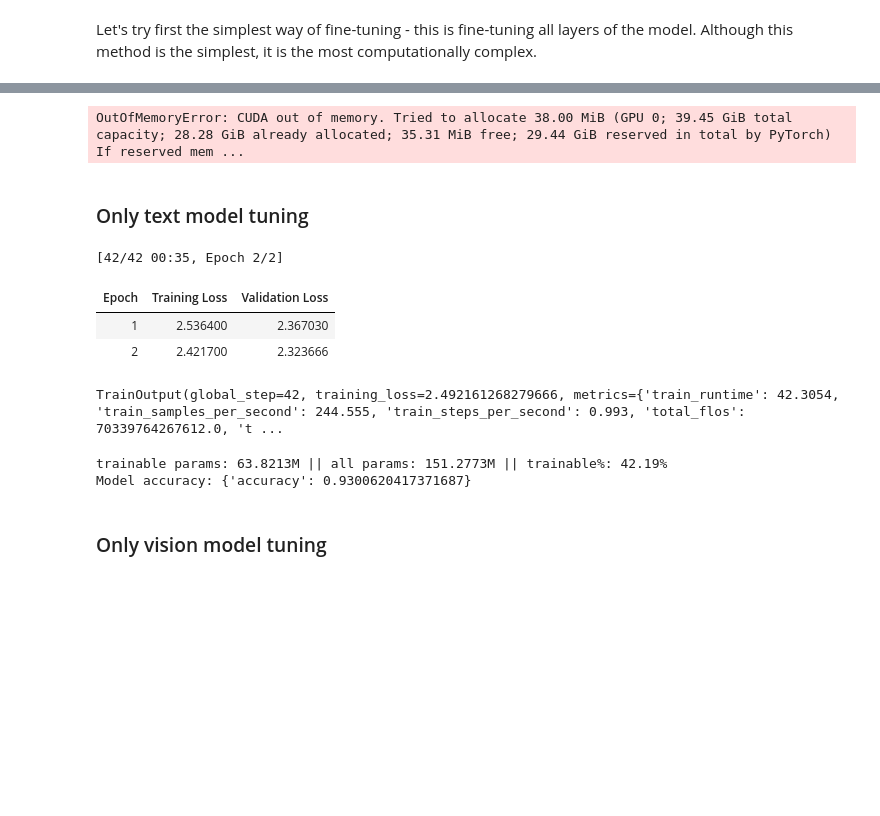
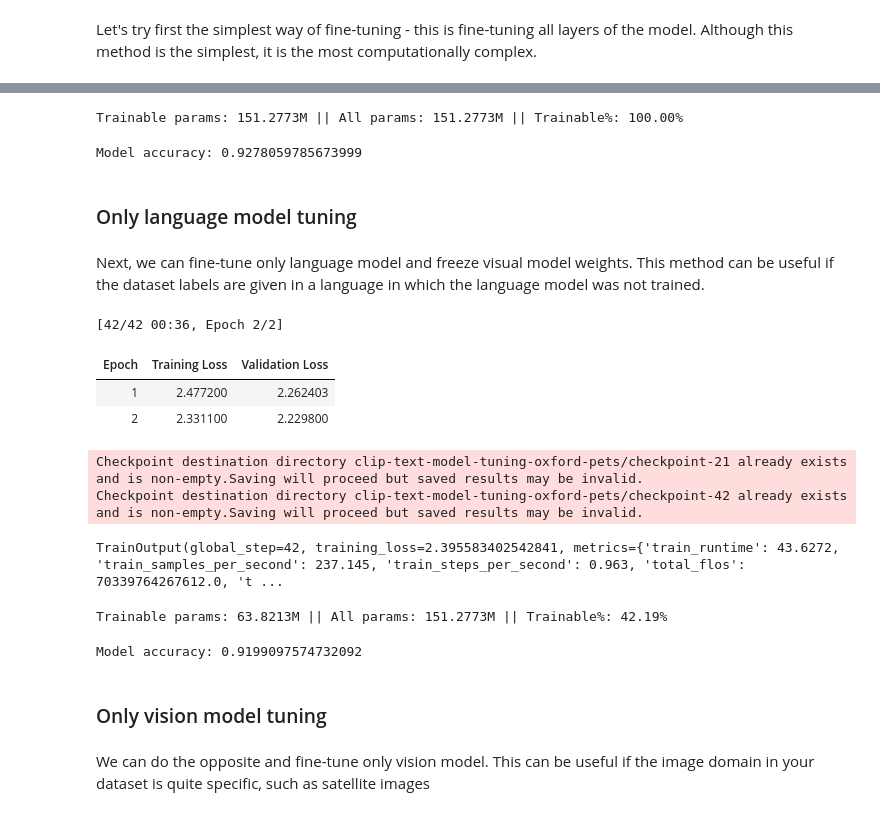
Before and after one commit to johko/computer-vision-course, a Jupyter notebook: notebooks/Unit 4 - Multimodal Models/Clip_finetune.ipynb, the cells around one changed output, grey strips where cells are left out. Cells and saved outputs as stored; diff of their text form; code cells hidden in the pictures; blank space fills up the shorter version.

Commit message:
Full version of notebook

```diff
--- a/notebooks/Unit 4 - Multimodal Models/Clip_finetune.ipynb
+++ b/notebooks/Unit 4 - Multimodal Models/Clip_finetune.ipynb
@@ -448,36 +449,44 @@ TrainOutput(global_step=42, training_loss=2.398661812146505, metrics={'train_run
 # %%
-print_trainable_parameters(clip_baseline)
+print_trainable_parameters(clip_full_finetuned)
 evaluate_clip_classifier(clip_full_finetuned, dataset['test'], TOKENIZER, labels)
 # %% [output]
-OutOfMemoryError: CUDA out of memory. Tried to allocate 38.00 MiB (GPU 0; 39.45 GiB total capacity; 28.28 GiB already allocated; 35.31 MiB free; 29.44 GiB reserved in total by PyTorch) If reserved mem ...
+Trainable params: 151.2773M || All params: 151.2773M || Trainable%: 100.00%
+Model accuracy: 0.9278059785673999
 # %% [markdown]
-### Only text model tuning
+### Only language model tuning
+# %% [markdown]
+Next, we can fine-tune only language model and freeze visual model weights. This method can be useful if the dataset labels are given in a language in which the language model was not trained.
 # %%
 clip_text_model_tuning = CLIPModel.from_pretrained(MODEL_NAME)
 freeze_params(clip_text_model_tuning.vision_model)
 
 trainer = Trainer(
     model=clip_text_model_tuning,
-    args=get_default_training_args("clip-text-model-tuning-oxford-pets", 3e-6),
+    args=get_default_training_args("clip-text-model-tuning-oxford-pets", 3e-5),
     data_collator=collate_train_fn,
     train_dataset=dataset["train"],
     eval_dataset=dataset["val"],
 )
 
 trainer.train()
 # %% [output]
-[42/42 00:35, Epoch 2/2]
+[42/42 00:36, Epoch 2/2]
 | Epoch | Training Loss | Validation Loss |
-| 1 | 2.536400 | 2.367030 |
-| 2 | 2.421700 | 2.323666 |
+| 1 | 2.477200 | 2.262403 |
+| 2 | 2.331100 | 2.229800 |
-TrainOutput(global_step=42, training_loss=2.492161268279666, metrics={'train_runtime': 42.3054, 'train_samples_per_second': 244.555, 'train_steps_per_second': 0.993, 'total_flos': 70339764267612.0, 't ...
+Checkpoint destination directory clip-text-model-tuning-oxford-pets/checkpoint-21 already exists and is non-empty.Saving will proceed but saved results may be invalid.
+Checkpoint destination directory clip-text-model-tuning-oxford-pets/checkpoint-42 already exists and is non-empty.Saving will proceed but saved results may be invalid.
+TrainOutput(global_step=42, training_loss=2.395583402542841, metrics={'train_runtime': 43.6272, 'train_samples_per_second': 237.145, 'train_steps_per_second': 0.963, 'total_flos': 70339764267612.0, 't ...
 # %%
+print_trainable_parameters(clip_text_model_tuning)
 evaluate_clip_classifier(clip_text_model_tuning, dataset['test'], TOKENIZER, labels)
 # %% [output]
-trainable params: 63.8213M || all params: 151.2773M || trainable%: 42.19%
-Model accuracy: {'accuracy': 0.9300620417371687}
+Trainable params: 63.8213M || All params: 151.2773M || Trainable%: 42.19%
+Model accuracy: 0.9199097574732092
 # %% [markdown]
 ### Only vision model tuning
+# %% [markdown]
+We can do the opposite and fine-tune only vision model. This can be useful if the image domain in your dataset is quite specific, such as satellite images
 # %%
 clip_vision_model_tuning = CLIPModel.from_pretrained(MODEL_NAME)
 freeze_params(clip_vision_model_tuning.text_model)
```
Also changed, not shown: parts of 19 cells of this notebook.
